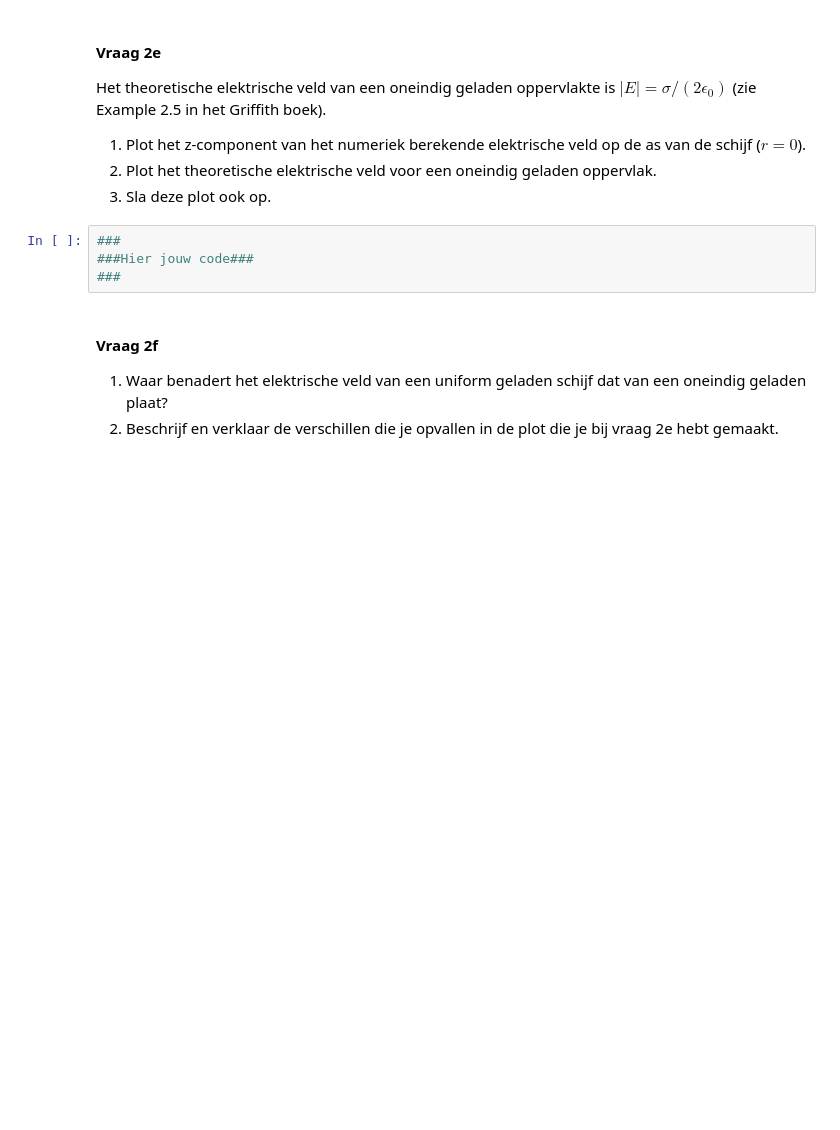
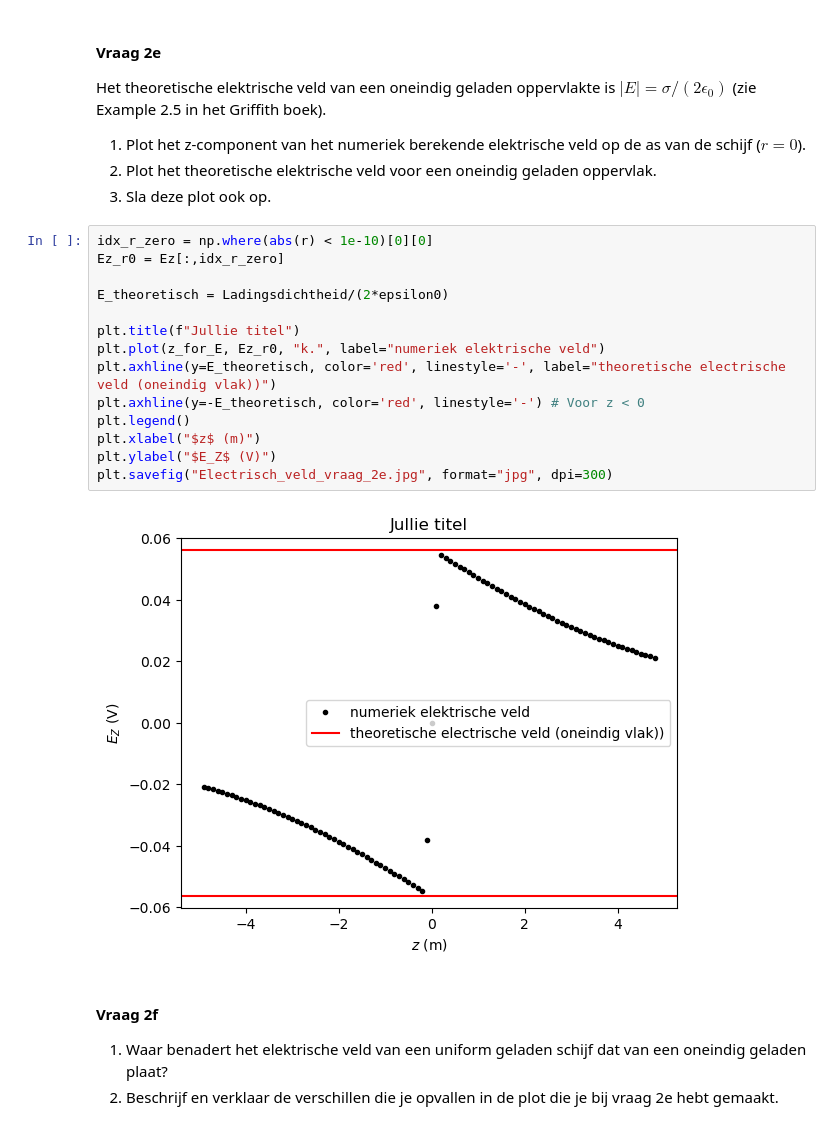
Before and after one commit to felicievdl/Felicie-opdrachten-DEF-D, a Jupyter notebook: DigitaleOntwerpopdrachten/1CondensatorOpdracht/CondensatorOntwerpopdracht.ipynb, the cells around one changed output. Drawn from its saved outputs; the diff is of its cells as text; blank space fills up the shorter version.

```diff
--- a/DigitaleOntwerpopdrachten/1CondensatorOpdracht/CondensatorOntwerpopdracht.ipynb
+++ b/DigitaleOntwerpopdrachten/1CondensatorOpdracht/CondensatorOntwerpopdracht.ipynb
@@ -256,9 +274,21 @@ Het theoretische elektrische veld van een oneindig geladen oppervlakte is $|E| =
 2. Plot het theoretische elektrische veld voor een oneindig geladen oppervlak.
 3. Sla deze plot ook op.
 # %%
-###
-###Hier jouw code###
-###
+idx_r_zero = np.where(abs(r) < 1e-10)[0][0]
+Ez_r0 = Ez[:,idx_r_zero]
+
+E_theoretisch = Ladingsdichtheid/(2*epsilon0)
+
+plt.title(f"Jullie titel")
+plt.plot(z_for_E, Ez_r0, "k.", label="numeriek elektrische veld")
+plt.axhline(y=E_theoretisch, color='red', linestyle='-', label="theoretische electrische veld (oneindig vlak))")
+plt.axhline(y=-E_theoretisch, color='red', linestyle='-') # Voor z < 0
+plt.legend()
+plt.xlabel("$z$ (m)")
+plt.ylabel("$E_Z$ (V)")
+plt.savefig("Electrisch_veld_vraag_2e.jpg", format="jpg", dpi=300)
+# %% [output]
+[figure, added]
 # %% [markdown]
 #### Vraag 2f
 1. Waar benadert het elektrische veld van een uniform geladen schijf dat van een oneindig geladen plaat?
```
Also changed, not shown: parts of 16 cells of this notebook, 2 other files.
